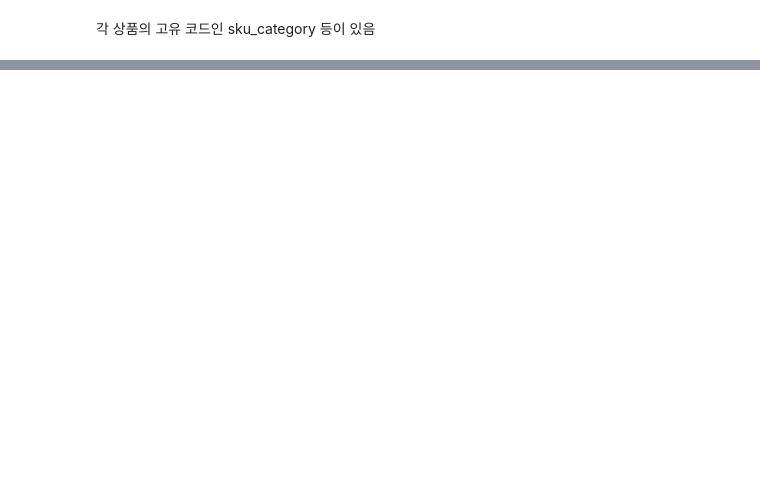
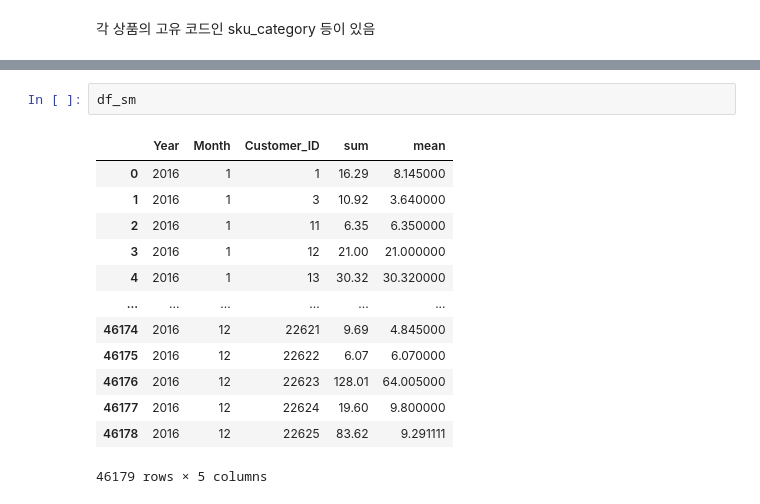
Before and after one commit to hyeming-king/data-anaylst-allthings, a Jupyter notebook: 11_데이터전처리.ipynb, the cells around one changed output, grey strips where cells are left out. Cells and saved outputs as stored; diff of their text form; blank space fills up the shorter version.

```diff
--- a/11_데이터전처리.ipynb
+++ b/11_데이터전처리.ipynb
@@ -1048,0 +1071,16 @@ df['Sales_Amount_log'] = df[['Sales_Amount']].apply(lambda x: np.log(x+1))
+# %%
+df_sm
+# %% [output]
+|  | Year | Month | Customer_ID | sum | mean |
+| 0 | 2016 | 1 | 1 | 16.29 | 8.145000 |
+| 1 | 2016 | 1 | 3 | 10.92 | 3.640000 |
+| 2 | 2016 | 1 | 11 | 6.35 | 6.350000 |
+| 3 | 2016 | 1 | 12 | 21.00 | 21.000000 |
+| 4 | 2016 | 1 | 13 | 30.32 | 30.320000 |
+| ... | ... | ... | ... | ... | ... |
+| 46174 | 2016 | 12 | 22621 | 9.69 | 4.845000 |
+| 46175 | 2016 | 12 | 22622 | 6.07 | 6.070000 |
+| 46176 | 2016 | 12 | 22623 | 128.01 | 64.005000 |
+| 46177 | 2016 | 12 | 22624 | 19.60 | 9.800000 |
+| 46178 | 2016 | 12 | 22625 | 83.62 | 9.291111 |
+46179 rows × 5 columns
```
Also changed, not shown: parts of 8 cells of this notebook.
